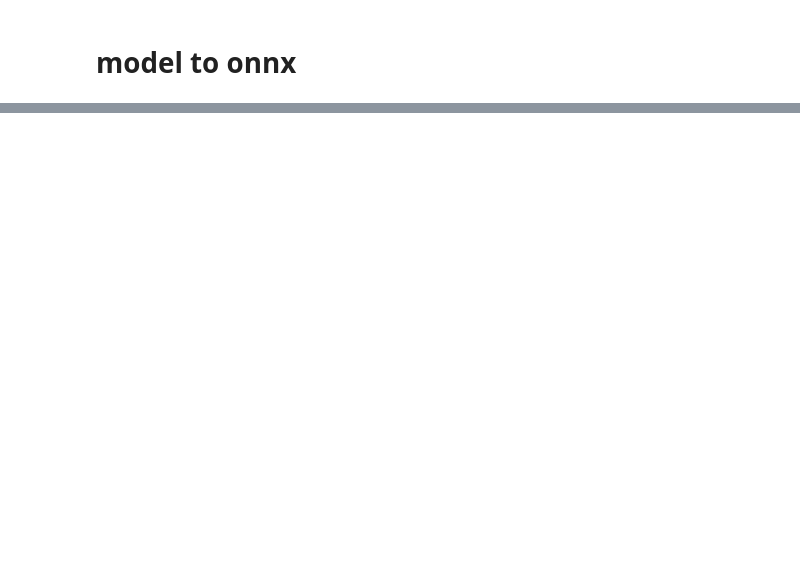
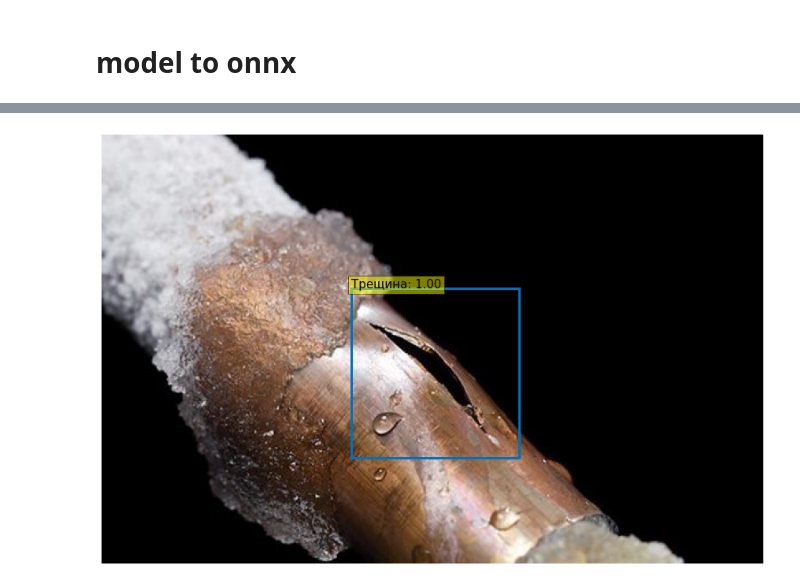
Before and after one commit to PitKoro/detr-pipe, a Jupyter notebook: main.ipynb, the cells around one changed output, grey strips where cells are left out. Cells and saved outputs as stored; diff of their text form; code cells hidden in the pictures; blank space fills up the shorter version.

Commit message:
export to torchscript/validation

```diff
--- a/main.ipynb
+++ b/main.ipynb
@@ -307,0 +612,80 @@ visualize_predictions(image, ort_outs)
+# %%
+
+
+
+img = Image.open("checkpoints/test_images.jpg")
+
+resize = transforms.Resize([960, 1280])
+img = resize(img)
+
+to_tensor = transforms.ToTensor()
+input_img = to_tensor(img)
+input_img.unsqueeze_(0)
+
+
+loaded_model = torch.jit.load("checkpoints/detr.pt")
+loaded_model.eval()
+output = loaded_model(input_img)
+# %%
+import torch
+import matplotlib.pyplot as plt
+
+# colors for visualization
+COLORS = [[0.000, 0.447, 0.741], [0.850, 0.325, 0.098], [0.929, 0.694, 0.125],
+          [0.494, 0.184, 0.556], [0.466, 0.674, 0.188], [0.301, 0.745, 0.933]]
+
+class MockDetrOutput(object):
+    def __init__(self, logits, pred_boxes, last_hidden_state, encoder_last_hidden_state):
+        self.logits = torch.tensor(logits)
+        self.pred_boxes = torch.tensor(pred_boxes)
+        self.last_hidden_state = torch.tensor(last_hidden_state)
+        self.encoder_last_hidden_state = torch.tensor(encoder_last_hidden_state)
+
+# for output bounding box post-processing
+def box_cxcywh_to_xyxy(x):
+    x_c, y_c, w, h = x.unbind(1)
+    b = [(x_c - 0.5 * w), (y_c - 0.5 * h),
+         (x_c + 0.5 * w), (y_c + 0.5 * h)]
+    return torch.stack(b, dim=1)
+
+def rescale_bboxes(out_bbox, size):
+    img_w, img_h = size
+    b = box_cxcywh_to_xyxy(out_bbox)
+    b = b * torch.tensor([img_w, img_h, img_w, img_h], dtype=torch.float32)
+    return b
+
+def plot_results(pil_img, prob, boxes):
+    plt.figure(figsize=(16,10))
+    plt.imshow(pil_img)
+    ax = plt.gca()
+    colors = COLORS * 100
+    for p, (xmin, ymin, xmax, ymax), c in zip(prob, boxes.tolist(), colors):
+        ax.add_patch(plt.Rectangle((xmin, ymin), xmax - xmin, ymax - ymin,
+                                   fill=False, color=c, linewidth=3))
+        cl = p.argmax()
+        text = f'{id2label[cl.item()]}: {p[cl]:0.2f}'
+        ax.text(xmin, ymin, text, fontsize=15,
+                bbox=dict(facecolor='yellow', alpha=0.5))
+    plt.axis('off')
+    plt.show()
+
+
+def visualize_predictions(image, outputs, threshold=0.1):
+  # keep only predictions with confidence >= threshold
+  probas = outputs.logits.softmax(-1)[0, :, :-1]
+  keep = probas.max(-1).values > threshold
+
+  # convert predicted boxes from [0; 1] to image scales
+  bboxes_scaled = rescale_bboxes(outputs.pred_boxes[0, keep].cpu(), image.size)
+
+  # plot results
+  plot_results(image, probas[keep], bboxes_scaled)
+
+
+
+
+outputs = MockDetrOutput(output[0], output[1], output[2], output[3])
+image = Image.open('checkpoints/test_images.jpg').convert('RGB')
+visualize_predictions(image, outputs)
+# %% [output]
+[figure, added]
```
Also changed, not shown: parts of 28 cells of this notebook.
